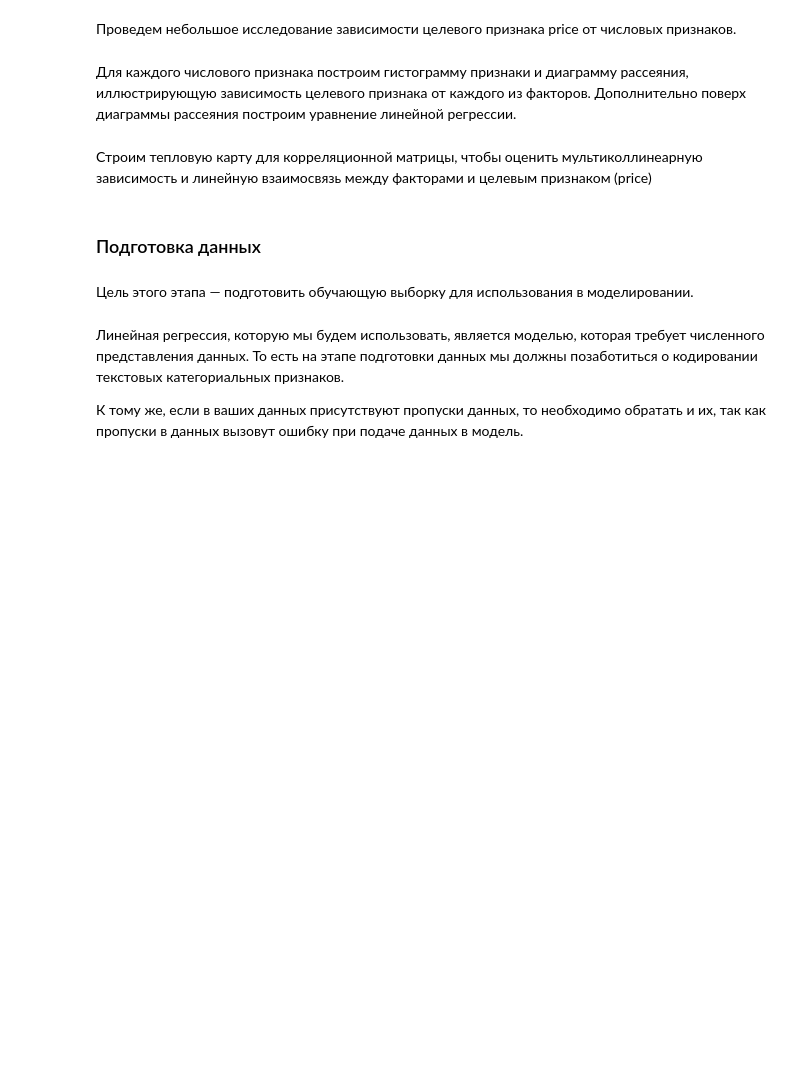
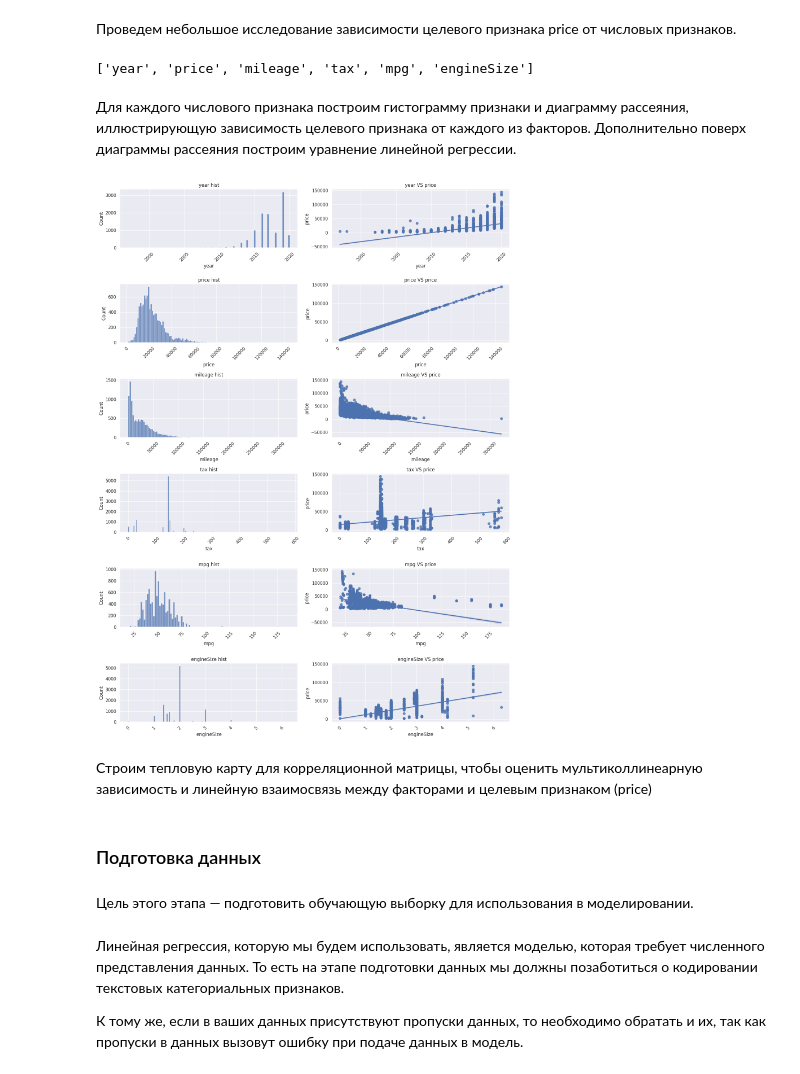
Before and after one commit to yevgeniy2504/sf_education_repo, a Jupyter notebook: task_8/AudiPrices.ipynb, the cells around one changed output. Drawn from its saved outputs; the diff is of its cells as text; code cells hidden in the pictures; blank space fills up the shorter version.

Commit message:
apdate data

```diff
--- a/task_8/AudiPrices.ipynb
+++ b/task_8/AudiPrices.ipynb
@@ -45,4 +35,3 @@ replace /content/audi.csv? [y]es, [n]o, [A]ll, [N]one, [r]ename:
 # %%
-# Теперь, когда файл разархивирован, перезагрузим его с правильным путем
-audi_data = pd.read_csv('/content/audi.csv')
+audi_data = pd.read_csv('DATA/audi.csv')
 audi_data.head()
@@ -80,30 +108,46 @@ temp_data = audi_data.copy()
 # %% [markdown]
 Проведем небольшое исследование зависимости целевого признака price от числовых признаков.
 # %%
-#выделяем имена числовых признаков в виде списка для удобства дальнейшей работы
-types = temp_data.dtypes
-num_features = list(types[(types != 'object')].index)
+# Выделяем имена числовых признаков в виде списка — только действительно числовые
+from pandas.api import types as ptypes
+num_features = [col for col in temp_data.columns if ptypes.is_numeric_dtype(temp_data[col])]
 num_features
+# %% [output]
+['year', 'price', 'mileage', 'tax', 'mpg', 'engineSize']
 # %% [markdown]
 Для каждого числового признака построим гистограмму признаки и диаграмму рассеяния, иллюстрирующую зависимость целевого признака от каждого из факторов. Дополнительно поверх диаграммы рассеяния построим уравнение линейной регрессии.
 # %%
+# Построение гистограмм и регрессионных графиков с безопасным приведением типов
 n = len(num_features) #количество числовых признаков
 fig, axes = plt.subplots(n, 2, figsize=(15, 20)) # фигура + n х 2 координатных плоскостей
 #Создаем цикл для всех признаков из списка числовых признаков
 for i, feature in enumerate(num_features): #i- индекс, feature - название признака в таблице
-    #Строим гистограмму распределения признака
-    histplot = sns.histplot(data=temp_data, x=feature, ax=axes[i][0])
-    #Добавляем подпись графику
-    histplot.set_title('{} hist'.format(feature))
-    #Добавляем поворот отметок на оси абсцисс
-    histplot.xaxis.set_tick_params(rotation=45)
-    #Строим диаграмму рассеяния + линейную регрессию
-    regplot = sns.regplot(data=temp_data, x=feature, y='price', ax=axes[i][1])
-    #Добавляем подпись графику
-    regplot.set_title('{} VS price'.format(feature));
-    #Добавляем поворот отметок на оси абсцисс
-    regplot.xaxis.set_tick_params(rotation=45)
+    # Строим гистограмму — если признак не конвертируется в числовой, показываем countplot
+    try:
+        histplot = sns.histplot(data=temp_data, x=feature, ax=axes[i][0])
+        histplot.set_title('{} hist'.format(feature))
+        histplot.xaxis.set_tick_params(rotation=45)
+    except Exception:
+        sns.countplot(data=temp_data, x=feature, ax=axes[i][0])
+        axes[i][0].set_title('{} count'.format(feature))
+        axes[i][0].xaxis.set_tick_params(rotation=45)
+
+    # Попытка безопасно привести признак и target к числовому типу перед регрессией
+    x_vals = pd.to_numeric(temp_data[feature], errors='coerce')
+    y_vals = pd.to_numeric(temp_data['price'], errors='coerce')
+    mask = x_vals.notna() & y_vals.notna()
+    if mask.sum() >= 2:
+        sns.regplot(x=x_vals[mask], y=y_vals[mask], ax=axes[i][1])
+        axes[i][1].set_title('{} VS price'.format(feature))
+        axes[i][1].xaxis.set_tick_params(rotation=45)
+    else:
+        axes[i][1].text(0.5, 0.5, 'Not numeric or insufficient data', ha='center', va='center')
+        axes[i][1].set_title('{} VS price'.format(feature))
+        axes[i][1].xaxis.set_tick_params(rotation=45)
+
 plt.tight_layout() #выравнивание графиков
+# %% [output]
+[figure, added]
 # %% [markdown]
 Строим тепловую карту для корреляционной матрицы, чтобы оценить мультиколлинеарную зависимость и линейную взаимосвязь между факторами и целевым признаком (price)
 # %%
```
Also changed, not shown: parts of 8 cells of this notebook, 2 other files.
